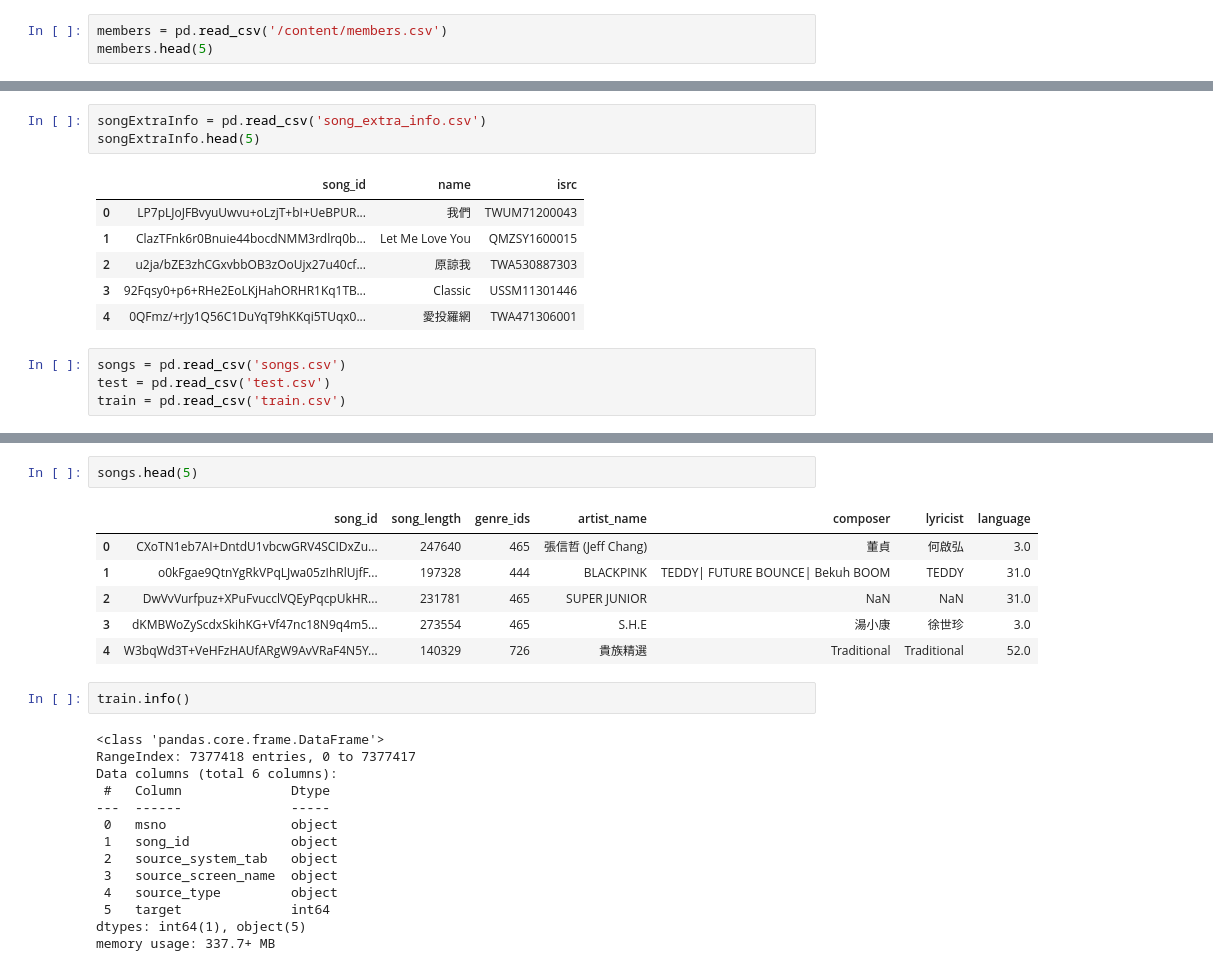
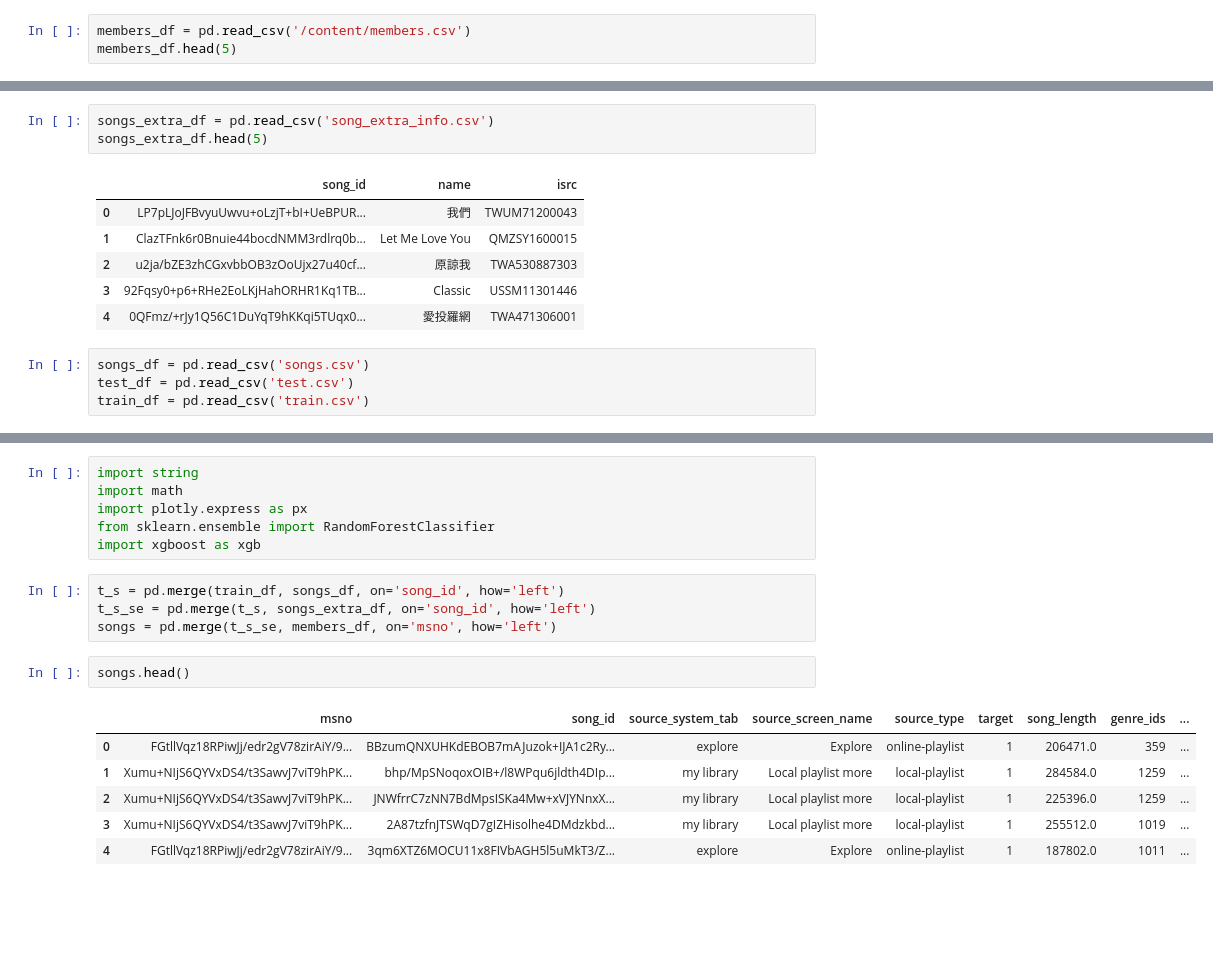
Before and after one commit to HiteshAdari/KKBOX_music_rec, a Jupyter notebook: kkbox_music_rec.ipynb, the cells around one changed output, grey strips where cells are left out. Drawn from its saved outputs; the diff is of its cells as text; blank space fills up the shorter version.

```diff
--- a/kkbox_music_rec.ipynb
+++ b/kkbox_music_rec.ipynb
@@ -96,8 +90,8 @@ Headers Size = 146
 Size:       971675848
 Compressed: 106420688
 # %%
-members = pd.read_csv('/content/members.csv')
-members.head(5)
+members_df = pd.read_csv('/content/members.csv')
+members_df.head(5)
 # %% [output]
 |  | msno | city | bd | gender | registered_via | registration_init_time | expiration_date |
 | 0 | XQxgAYj3klVKjR3oxPPXYYFp4soD4TuBg... | 1 | 0 | NaN | 7 | 20110820 | 20170920 |
@@ -108,6 +119,6 @@ members.head(5)
 # %%
-songExtraInfo = pd.read_csv('song_extra_info.csv')
-songExtraInfo.head(5)
+songs_extra_df = pd.read_csv('song_extra_info.csv')
+songs_extra_df.head(5)
 # %% [output]
 |  | song_id | name | isrc |
 | 0 | LP7pLJoJFBvyuUwvu+oLzjT+bI+UeBPUR... | 我們 | TWUM71200043 |
@@ -116,7 +127,7 @@ songExtraInfo.head(5)
 | 3 | 92Fqsy0+p6+RHe2EoLKjHahORHR1Kq1TB... | Classic | USSM11301446 |
 | 4 | 0QFmz/+rJy1Q56C1DuYqT9hKKqi5TUqx0... | 愛投羅網 | TWA471306001 |
 # %%
-songs = pd.read_csv('songs.csv')
-test = pd.read_csv('test.csv')
-train = pd.read_csv('train.csv')
+songs_df = pd.read_csv('songs.csv')
+test_df = pd.read_csv('test.csv')
+train_df = pd.read_csv('train.csv')
 # %%
@@ -131,28 +184,22 @@ train.head(5)
+# %%
+import string
+import math
+import plotly.express as px
+from sklearn.ensemble import RandomForestClassifier
+import xgboost as xgb
+# %%
+t_s = pd.merge(train_df, songs_df, on='song_id', how='left')
+t_s_se = pd.merge(t_s, songs_extra_df, on='song_id', how='left')
+songs = pd.merge(t_s_se, members_df, on='msno', how='left')
 # %%
-songs.head(5)
+songs.head()
 # %% [output]
-|  | song_id | song_length | genre_ids | artist_name | composer | lyricist | language |
-| 0 | CXoTN1eb7AI+DntdU1vbcwGRV4SCIDxZu... | 247640 | 465 | 張信哲 (Jeff Chang) | 董貞 | 何啟弘 | 3.0 |
-| 1 | o0kFgae9QtnYgRkVPqLJwa05zIhRlUjfF... | 197328 | 444 | BLACKPINK | TEDDY| FUTURE BOUNCE| Bekuh BOOM | TEDDY | 31.0 |
-| 2 | DwVvVurfpuz+XPuFvucclVQEyPqcpUkHR... | 231781 | 465 | SUPER JUNIOR | NaN | NaN | 31.0 |
-| 3 | dKMBWoZyScdxSkihKG+Vf47nc18N9q4m5... | 273554 | 465 | S.H.E | 湯小康 | 徐世珍 | 3.0 |
-| 4 | W3bqWd3T+VeHFzHAUfARgW9AvVRaF4N5Y... | 140329 | 726 | 貴族精選 | Traditional | Traditional | 52.0 |
+|  | msno | song_id | source_system_tab | source_screen_name | source_type | target | song_length | genre_ids | ... |
+| 0 | FGtllVqz18RPiwJj/edr2gV78zirAiY/9... | BBzumQNXUHKdEBOB7mAJuzok+IJA1c2Ry... | explore | Explore | online-playlist | 1 | 206471.0 | 359 | ... |
+| 1 | Xumu+NIjS6QYVxDS4/t3SawvJ7viT9hPK... | bhp/MpSNoqoxOIB+/l8WPqu6jldth4DIp... | my library | Local playlist more | local-playlist | 1 | 284584.0 | 1259 | ... |
+| 2 | Xumu+NIjS6QYVxDS4/t3SawvJ7viT9hPK... | JNWfrrC7zNN7BdMpsISKa4Mw+xVJYNnxX... | my library | Local playlist more | local-playlist | 1 | 225396.0 | 1259 | ... |
+| 3 | Xumu+NIjS6QYVxDS4/t3SawvJ7viT9hPK... | 2A87tzfnJTSWqD7gIZHisolhe4DMdzkbd... | my library | Local playlist more | local-playlist | 1 | 255512.0 | 1019 | ... |
+| 4 | FGtllVqz18RPiwJj/edr2gV78zirAiY/9... | 3qm6XTZ6MOCU11x8FIVbAGH5l5uMkT3/Z... | explore | Explore | online-playlist | 1 | 187802.0 | 1011 | ... |
-# %%
-train.info()
-# %% [output]
-<class 'pandas.core.frame.DataFrame'>
-RangeIndex: 7377418 entries, 0 to 7377417
-Data columns (total 6 columns):
- #   Column              Dtype
----  ------              -----
- 0   msno                object
- 1   song_id             object
- 2   source_system_tab   object
- 3   source_screen_name  object
- 4   source_type         object
- 5   target              int64
-dtypes: int64(1), object(5)
-memory usage: 337.7+ MB
 # %%
 songs.info()
 # %% [output]
```
Also changed, not shown: parts of 29 cells of this notebook.
